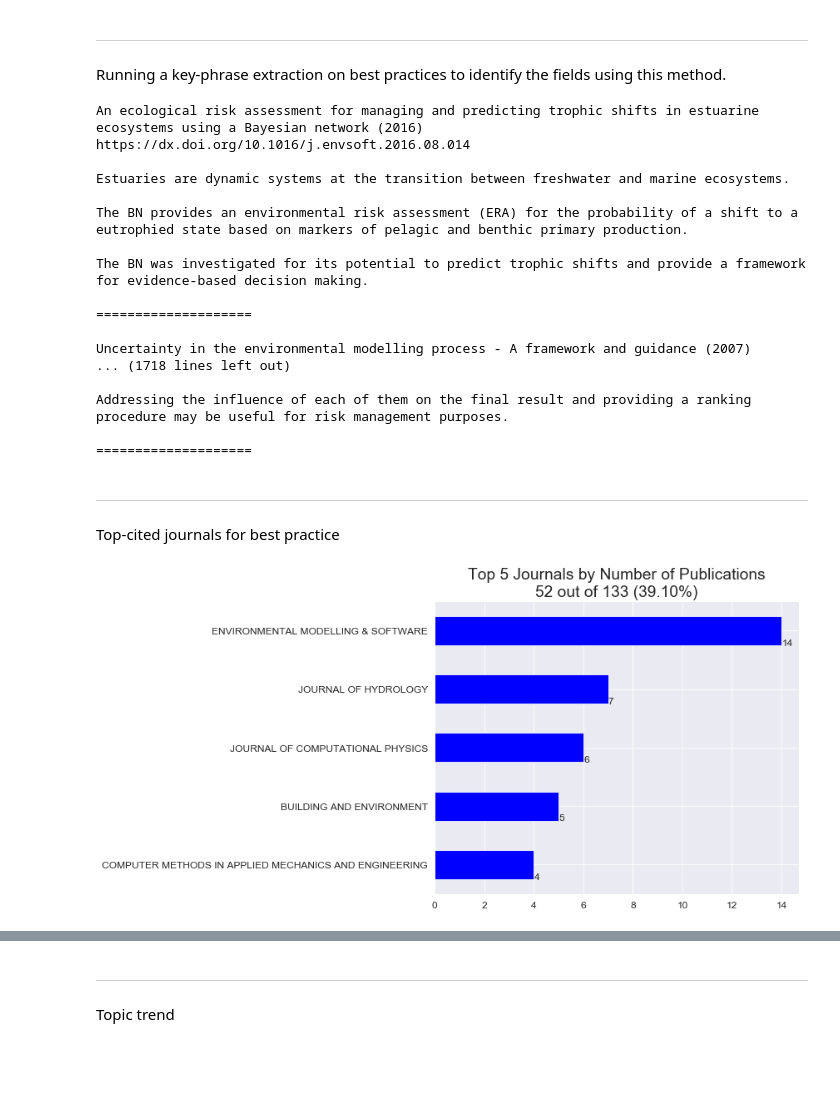
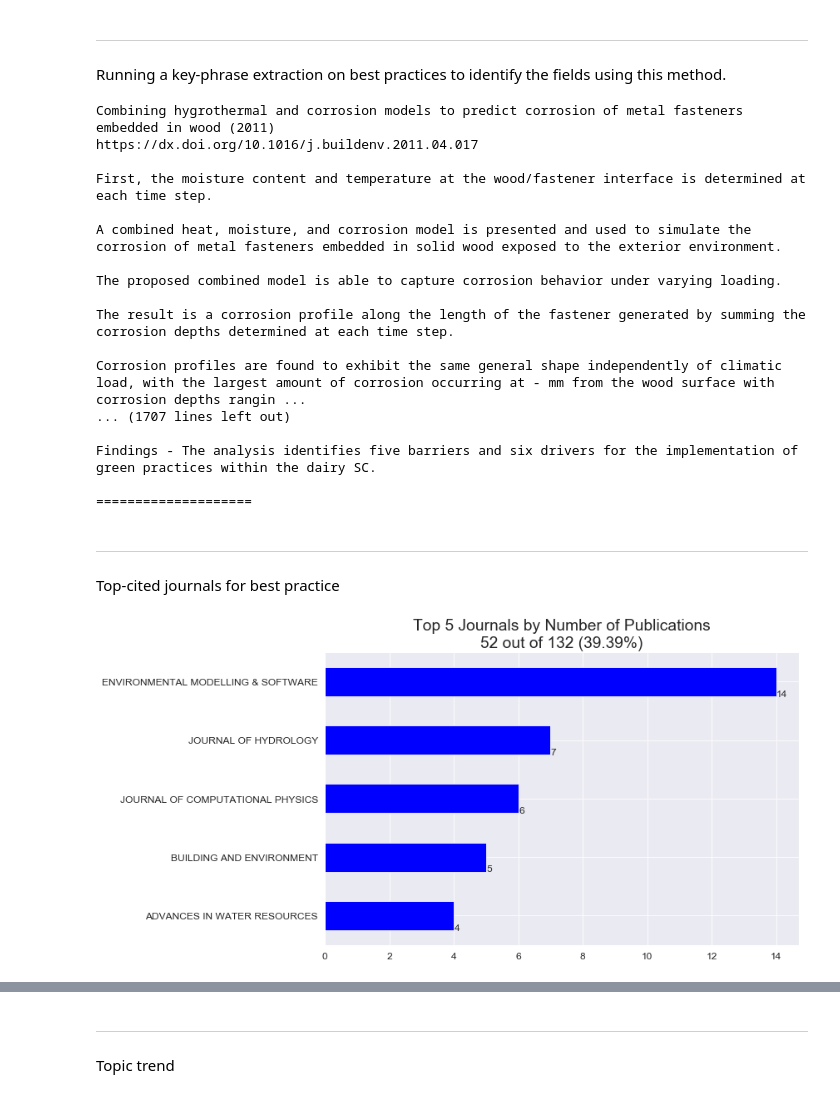
Before and after one commit to frog7/uasa-trends, a Jupyter notebook: notebooks/3g Identifying best practices in the corpora.ipynb, the cells around one changed output, grey strips where cells are left out. Saved outputs shown, nothing was run; the diff lists cells and outputs as text; code cells hidden in the pictures; blank space fills up the shorter version.

```diff
--- a/notebooks/3g Identifying best practices in the corpora.ipynb
+++ b/notebooks/3g Identifying best practices in the corpora.ipynb
@@ -6,7 +3,5 @@ Initial setup
 # %%
 %run "Common setup.ipynb"
 # %%
-RC = mk.RecordCollection("tmp/rest_requested_corpora.txt")
+RC = mk.RecordCollection("{}/rest_filtered_corpora.txt".format(TMP_DIR))
 corpora_df = wosis.rc_to_df(RC)
-# %%
-wos_config = wosis.load_config('config.yml')
@@ -15,5 +12,7 @@ Searching for best practices, plotting keyword and publication trend
 # %%
-best_practice = wosis.keyword_matches(RC, ['best practice', 'good practice', 'best practise', 'good practise', 'an introduction to', 'a framework for', 'guidelines for'], threshold=95.0)
+best_practice = wosis.keyword_matches(RC,
+                                      ['best practice', 'good practice', 'best practise', 'good practise',
+                                       'an introduction to', 'a framework for', 'guidelines for'], threshold=95.0)
 # %%
 all_bp = best_practice.combine_recs()
 # %%
@@ -31,27 +32,28 @@ bp_phrases = wosis.analysis.constrain.find_phrases(wosis.rc_to_df(all_bp))
 # %%
 bp_phrases.display_phrases()
 # %% [output]
-An ecological risk assessment for managing and predicting trophic shifts in estuarine ecosystems using a Bayesian network (2016)
-https://dx.doi.org/10.1016/j.envsoft.2016.08.014
+Combining hygrothermal and corrosion models to predict corrosion of metal fasteners embedded in wood (2011)
+https://dx.doi.org/10.1016/j.buildenv.2011.04.017
 
-Estuaries are dynamic systems at the transition between freshwater and marine ecosystems.
+First, the moisture content and temperature at the wood/fastener interface is determined at each time step.
 
-The BN provides an environmental risk assessment (ERA) for the probability of a shift to a eutrophied state based on markers of pelagic and benthic primary production.
+A combined heat, moisture, and corrosion model is presented and used to simulate the corrosion of metal fasteners embedded in solid wood exposed to the exterior environment.
 
-The BN was investigated for its potential to predict trophic shifts and provide a framework for evidence-based decision making.
+The proposed combined model is able to capture corrosion behavior under varying loading.
+
+The result is a corrosion profile along the length of the fastener generated by summing the corrosion depths determined at each time step.
+
+Corrosion profiles are found to exhibit the same general shape independently of climatic load, with the largest amount of corrosion occurring at - mm from the wood surface with corrosion depths rangin ...
+... (1707 lines left out)
+
+Findings - The analysis identifies five barriers and six drivers for the implementation of green practices within the dairy SC.
 
 ====================
-
-Uncertainty in the environmental modelling process - A framework and guidance (2007)
-... (1718 lines left out)
-
-Addressing the influence of each of them on the final result and providing a ranking procedure may be useful for risk management purposes.
-
-====================
 # %% [markdown]
 <hr> Top-cited journals for best practice
 # %%
-wos_plot.plot_pubs_per_journal(all_bp, top_n=5, annotate=True, show_stats=True, save_plot_fn='figs/bp_journal_pubs.png')
+wos_plot.plot_pubs_per_journal(all_bp, top_n=5, annotate=True, show_stats=True,
+                               save_plot_fn='{}/bp_journal_pubs.png'.format(FIG_DIR))
 # %% [output]
-[figure, old version]
+[figure, new version]
 # %%
```
Also changed, not shown: parts of 12 cells of this notebook, 8 other files.
